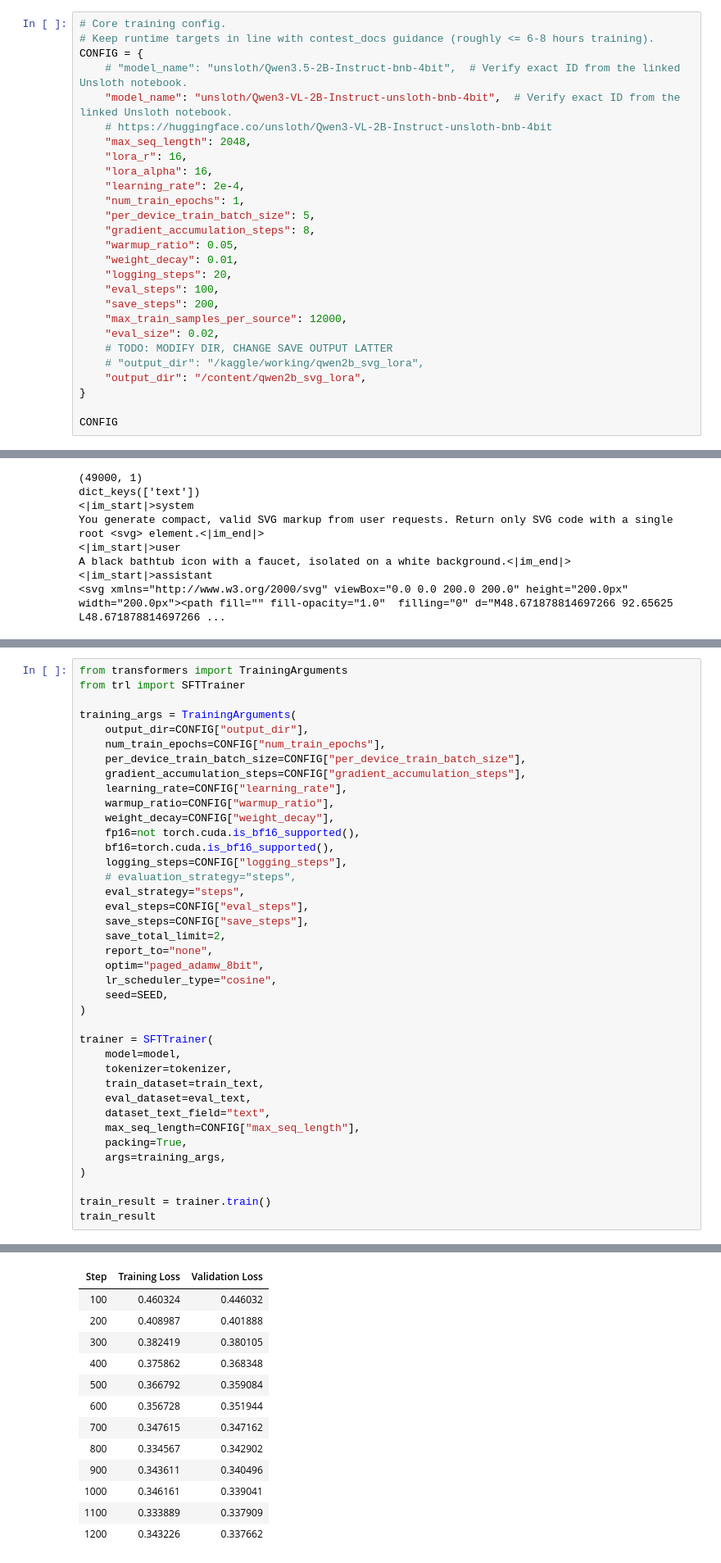
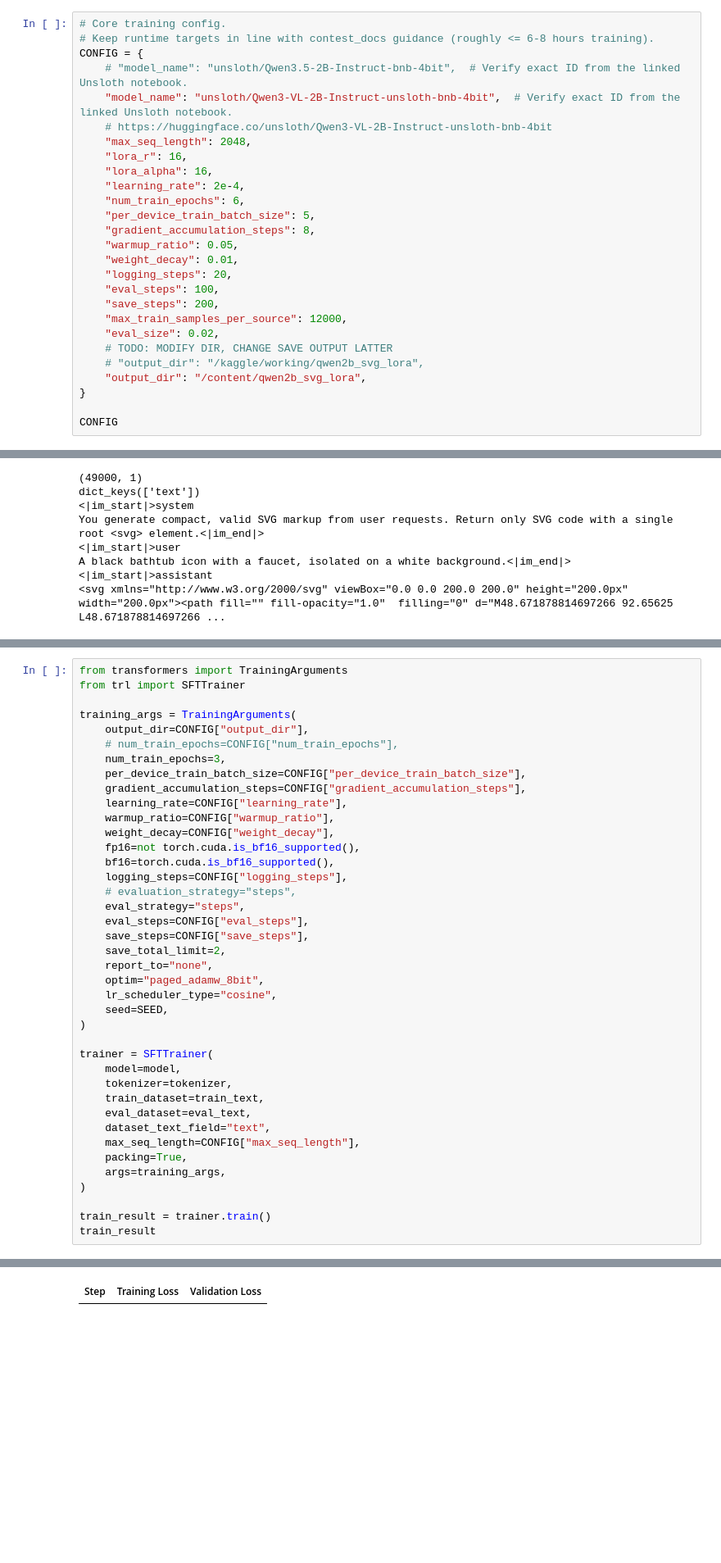
Before and after one commit to NovaBro/LLM_SVG, a Jupyter notebook: starter_notebook_kaggle.ipynb, the cells around one changed output, grey strips where cells are left out. Shown at 82% size. Cells and saved outputs as stored; diff of their text form; blank space fills up the shorter version.

```diff
--- a/starter_notebook_kaggle.ipynb
+++ b/starter_notebook_kaggle.ipynb
@@ -63,7 +63,7 @@ CONFIG = {
     "lora_r": 16,
     "lora_alpha": 16,
     "learning_rate": 2e-4,
-    "num_train_epochs": 1,
+    "num_train_epochs": 6,
     "per_device_train_batch_size": 5,
     "gradient_accumulation_steps": 8,
     "warmup_ratio": 0.05,
@@ -319,7 +338,8 @@ from trl import SFTTrainer
 
 training_args = TrainingArguments(
     output_dir=CONFIG["output_dir"],
-    num_train_epochs=CONFIG["num_train_epochs"],
+    # num_train_epochs=CONFIG["num_train_epochs"],
+    num_train_epochs=3,
     per_device_train_batch_size=CONFIG["per_device_train_batch_size"],
     gradient_accumulation_steps=CONFIG["gradient_accumulation_steps"],
     learning_rate=CONFIG["learning_rate"],
@@ -365,13 +384 @@ O^O/ \_/ \    Batch size per device = 5 | Gradient accumulation steps = 8
 | Step | Training Loss | Validation Loss |
-| 100 | 0.460324 | 0.446032 |
-| 200 | 0.408987 | 0.401888 |
-| 300 | 0.382419 | 0.380105 |
-| 400 | 0.375862 | 0.368348 |
-| 500 | 0.366792 | 0.359084 |
-| 600 | 0.356728 | 0.351944 |
-| 700 | 0.347615 | 0.347162 |
-| 800 | 0.334567 | 0.342902 |
-| 900 | 0.343611 | 0.340496 |
-| 1000 | 0.346161 | 0.339041 |
-| 1100 | 0.333889 | 0.337909 |
-| 1200 | 0.343226 | 0.337662 |
```
Also changed, not shown: parts of 16 cells of this notebook.
